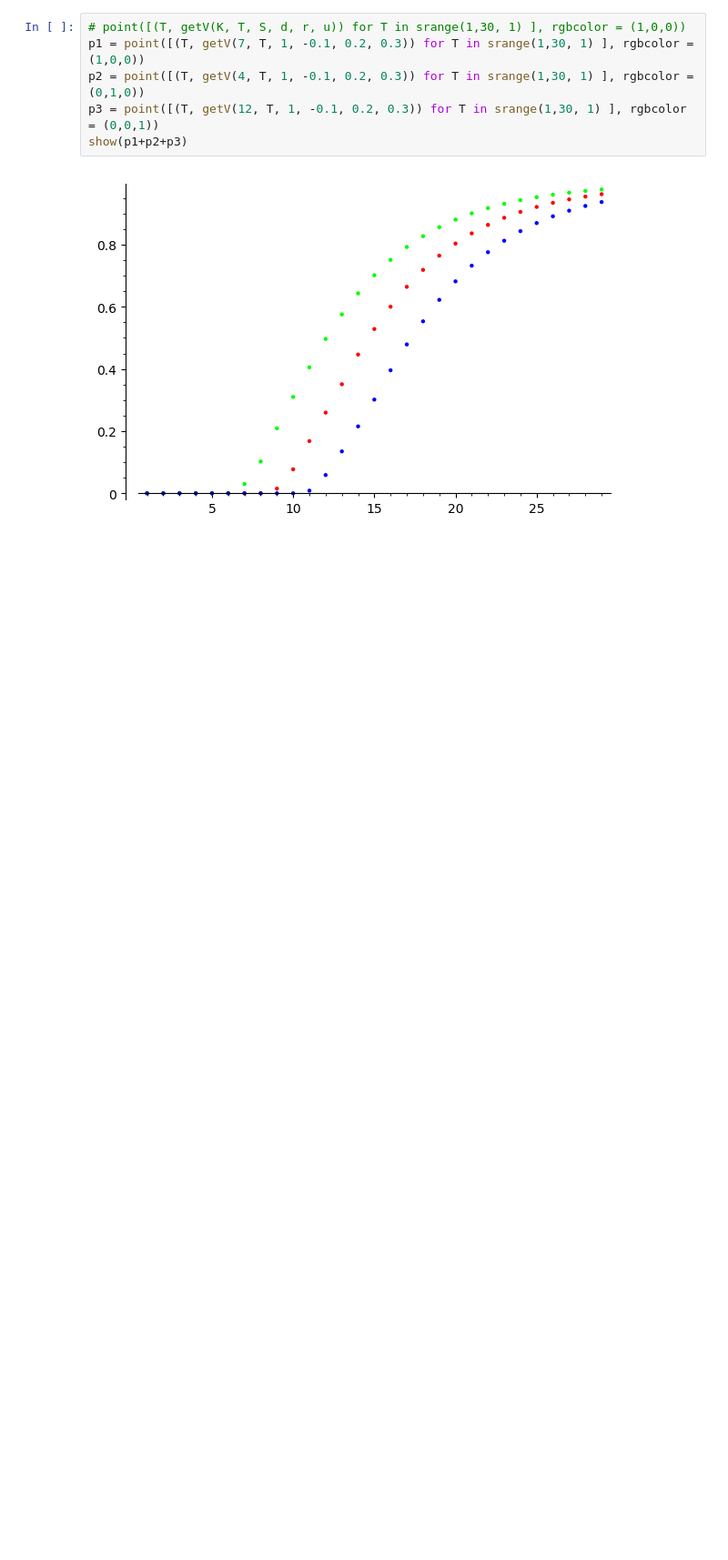
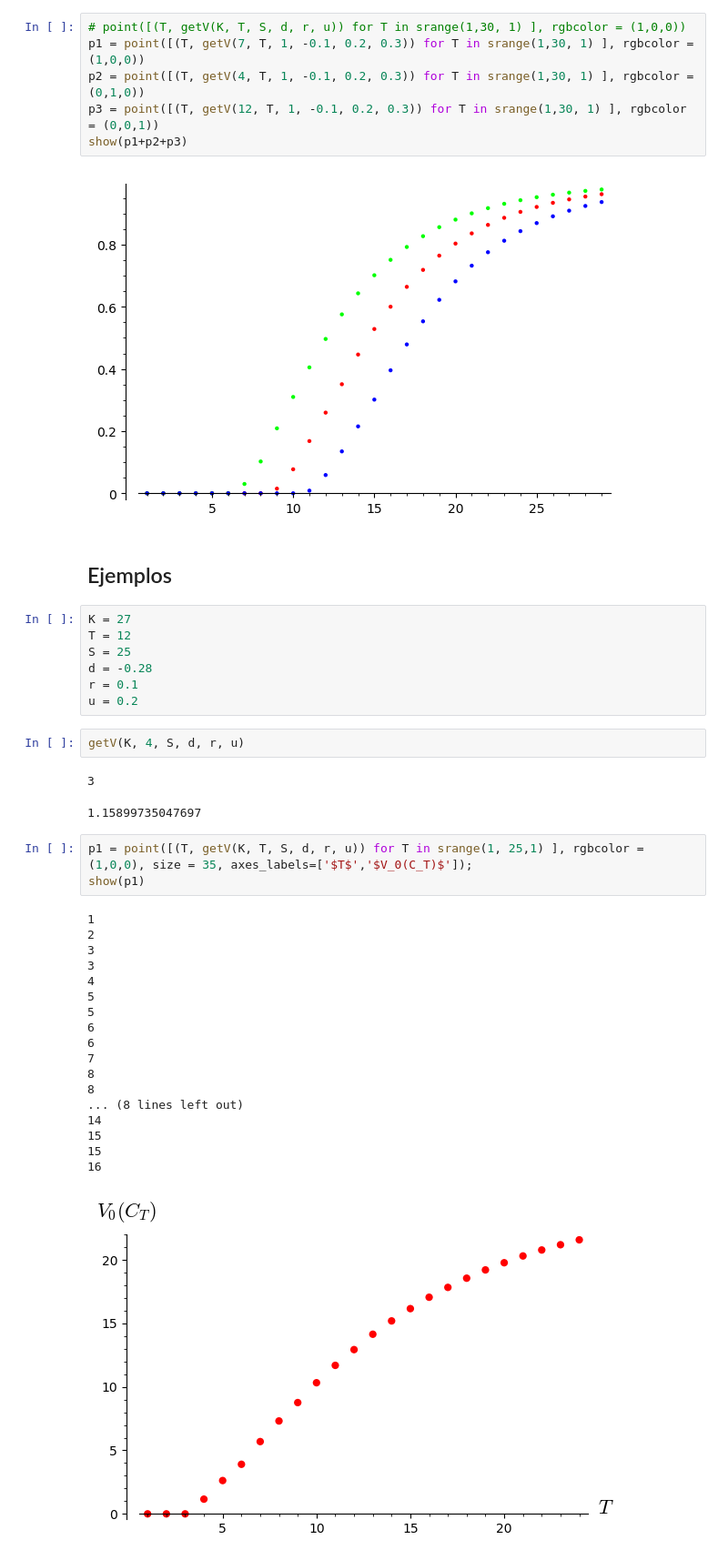
Before and after one commit to PedroMFC/TFG-Maths, a Jupyter notebook: Programa/Valorar_opcion.ipynb, the cells around one changed output. Shown: that part at 91% size. Drawn from its saved outputs; the diff is of its cells as text; blank space fills up the shorter version.

```diff
--- a/Programa/Valorar_opcion.ipynb
+++ b/Programa/Valorar_opcion.ipynb
@@ -83,3 +93,39 @@ p3 = point([(T, getV(12, T, 1, -0.1, 0.2, 0.3)) for T in srange(1,30, 1) ], rgbc
 show(p1+p2+p3)
 # %% [output]
 [figure]
+# %% [markdown]
+## Ejemplos
+# %%
+K = 27
+T = 12
+S = 25
+d = -0.28
+r = 0.1
+u = 0.2
+# %%
+getV(K, 4, S, d, r, u)
+# %% [output]
+3
+1.15899735047697
+# %%
+p1 = point([(T, getV(K, T, S, d, r, u)) for T in srange(1, 25,1) ], rgbcolor = (1,0,0), size = 35, axes_labels=['$T$','$V_0(C_T)$']);
+show(p1)
+# %% [output]
+1
+2
+3
+3
+4
+5
+5
+6
+6
+7
+8
+8
+... (8 lines left out)
+14
+15
+15
+16
+[figure, added]
```
Also changed, not shown: parts of 13 cells of this notebook, 23 other files.
